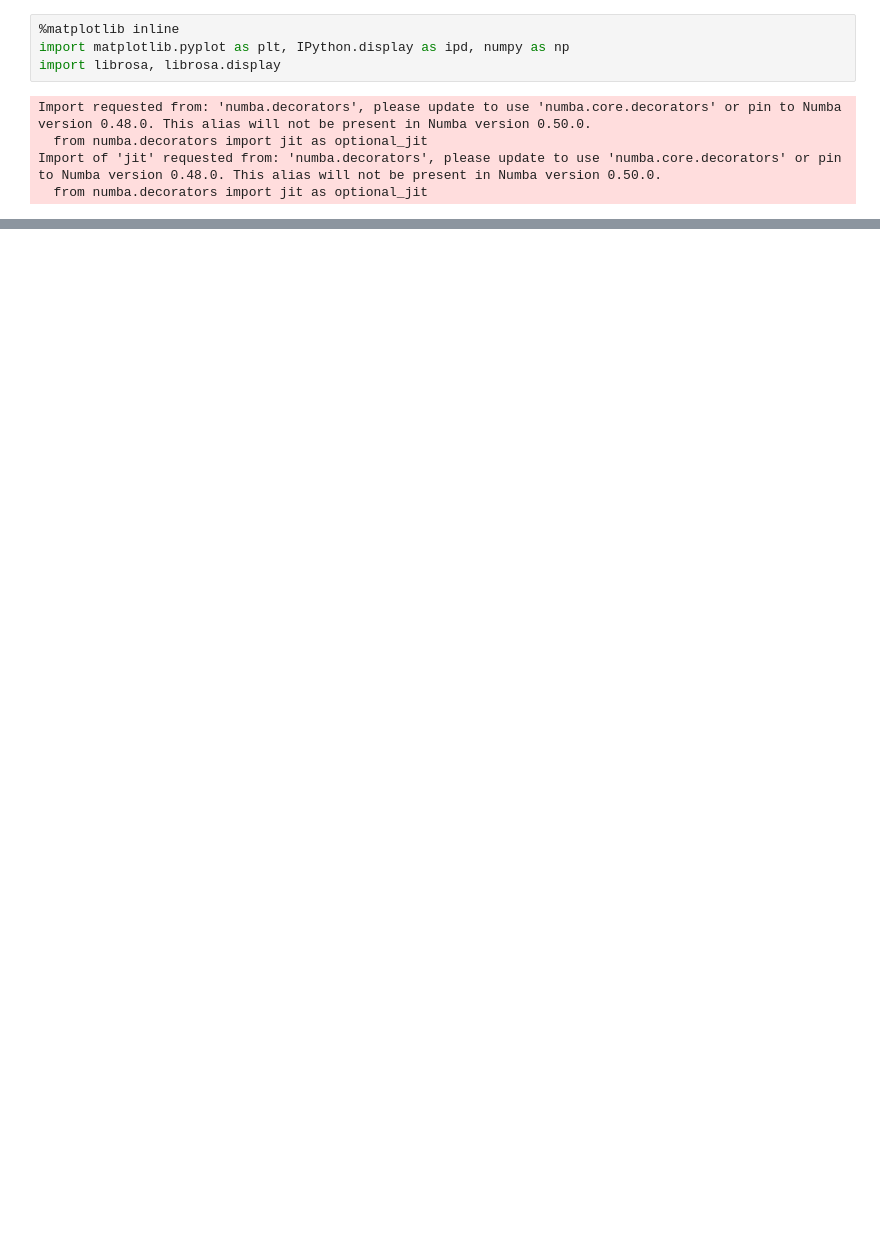
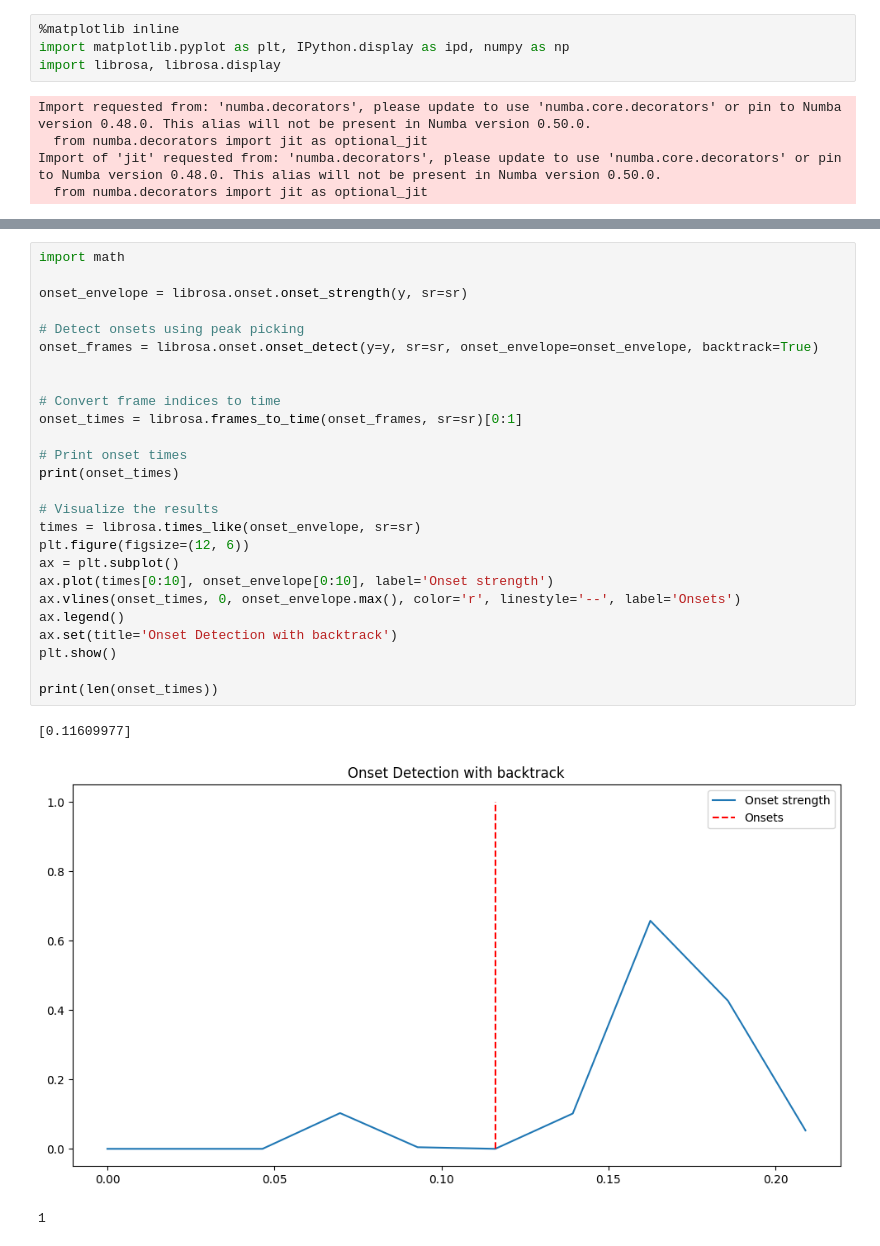
Before and after one commit to WheatleyTheCore/Groovebox, a Jupyter notebook: librosaTests/test.ipynb, the cells around one changed output, grey strips where cells are left out. Cells and saved outputs as stored; diff of their text form; blank space fills up the shorter version.

```diff
--- a/librosaTests/test.ipynb
+++ b/librosaTests/test.ipynb
@@ -48,2 +50,32 @@ print(len(onset_times))
+# %%
+import math
+
+onset_envelope = librosa.onset.onset_strength(y, sr=sr)
+
+# Detect onsets using peak picking
+onset_frames = librosa.onset.onset_detect(y=y, sr=sr, onset_envelope=onset_envelope, backtrack=True)
+
+
+# Convert frame indices to time
+onset_times = librosa.frames_to_time(onset_frames, sr=sr)[0:1]
+
+# Print onset times
+print(onset_times)
+
+# Visualize the results
+times = librosa.times_like(onset_envelope, sr=sr)
+plt.figure(figsize=(12, 6))
+ax = plt.subplot()
+ax.plot(times[0:10], onset_envelope[0:10], label='Onset strength')
+ax.vlines(onset_times, 0, onset_envelope.max(), color='r', linestyle='--', label='Onsets')
+ax.legend()
+ax.set(title='Onset Detection with backtrack')
+plt.show()
+
+print(len(onset_times))
+# %% [output]
+[0.11609977]
+[figure, added]
+1
 # %%
 import math
```
Also changed, not shown: parts of 4 cells of this notebook, 2 other files.
